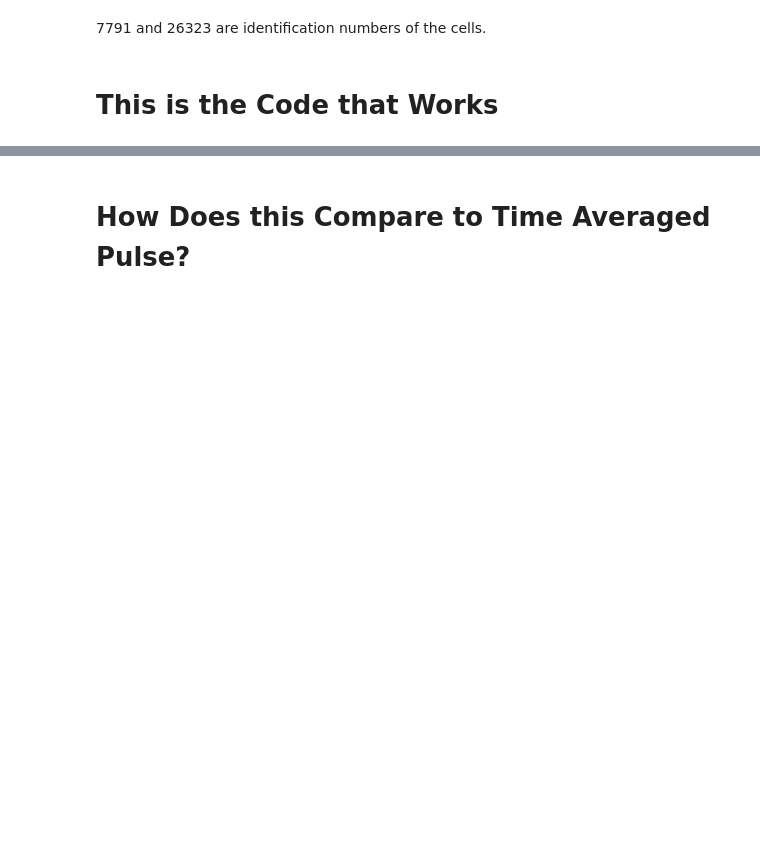
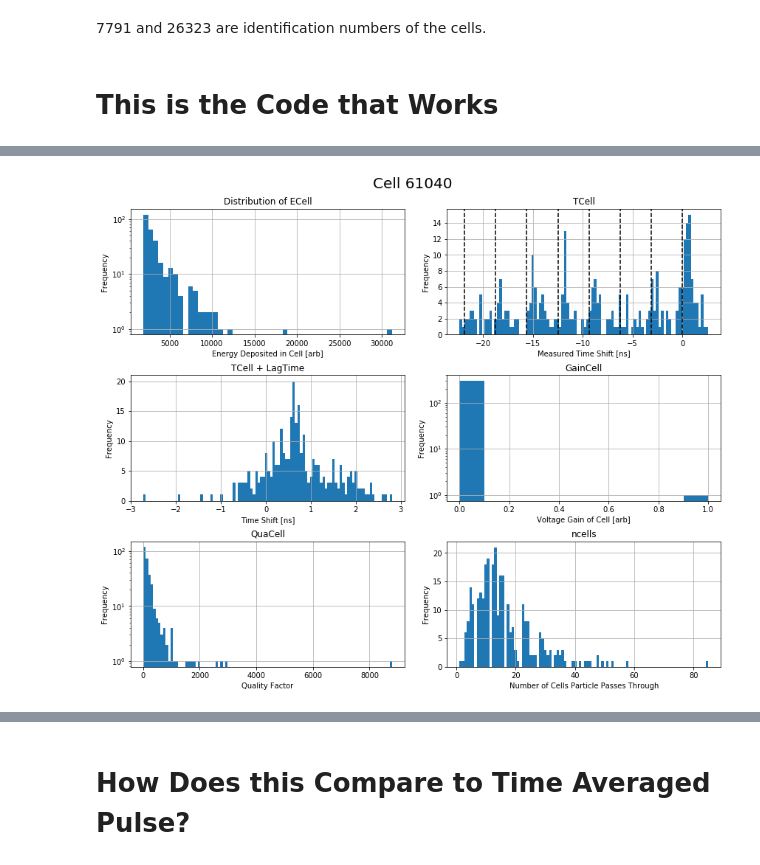
Before and after one commit to lukepolson/Summer_2019, a Jupyter notebook: Search_Specific_Cell_Pulses.ipynb, the cells around one changed output, grey strips where cells are left out. Drawn from its saved outputs; the diff is of its cells as text; code cells hidden in the pictures; blank space fills up the shorter version.

```diff
--- a/Search_Specific_Cell_Pulses.ipynb
+++ b/Search_Specific_Cell_Pulses.ipynb
@@ -23,7 +23,7 @@ COLUMNS = ['RunNumber','LBNumber',  'EventNumber','BCID','LArError','ncells', 'E
 # %% [markdown]
 7791 and 26323 are identification numbers of the cells.
 # %%
-HW_IDs = [61040]
+HW_IDs = [7791, 9670, 61040, 126604, 151685, 200164]
 DFS = [pd.DataFrame(columns=COLUMNS)]*len(HW_IDs)
 DFS_DICT = dict(zip(HW_IDs, DFS))
 # %% [markdown]
@@ -31,6 +72,6 @@ DFS_DICT = dict(zip(HW_IDs, DFS))
 # %%
 first_time = False
-if first_time:
+if first_time: # Write to files
     for READ_PATH in READ_PATHS:
         for (i,filename) in enumerate(os.listdir(READ_PATH)):
             if(i%30==0): print(i)
@@ -40,9 +81,15 @@ if first_time:
                     DFS_DICT[HW_ID] = DFS_DICT[HW_ID].append(opened_df[opened_df['HwidCell']==HW_ID])
             del(opened_df)
 
-else:
+    #Save to File
+    for key in DFS_DICT:
+        DFS_DICT[key]['LagTime'] = DFS_DICT[key].apply(get_lag_time_col, axis=1)
+        DFS_DICT[key].to_pickle(HISTO_PATH+'df_cell_{}.pkl'.format(key))
+
+else: #Open files
     for (i,filename) in enumerate(os.listdir(DF_PATH)):
         if filename.endswith(".pkl"):
             opened_df = pd.read_pickle(DF_PATH+filename)
+            opened_df=opened_df[opened_df['ncells']!=0]
             hwid = int(filename[8:-4])
             DFS_DICT[hwid] = opened_df
@@ -104,0 +100,6 @@ plt.show()
+# %%
+df = DFS_DICT[61040]
+df["ncells"] = pd.to_numeric(df["ncells"])
+df["GainCell"] = pd.to_numeric(df["GainCell"])
+df["QuaCell"] = pd.to_numeric(df["QuaCell"])
+df.head()
@@ -104,0 +113,40 @@ plt.show()
+# %%
+fig, ax = plt.subplots(3,2, figsize=(12,10))
+
+df['ECell'].hist(bins=50, ax=ax[0,0])
+ax[0,0].set_xlabel('Energy Deposited in Cell [arb]')
+ax[0,0].set_title('Distribution of ECell')
+
+df['TCell'].hist(bins=100, ax=ax[0,1])
+ax[0,1].set_xlabel('Measured Time Shift [ns]')
+ax[0,1].set_title('TCell')
+[ax[0,1].axvline(-3.125*i, color='k', ls='--') for i in range(8)]
+
+(df['TCell']+df['LagTime']).hist(bins=100, ax=ax[1,0])
+ax[1,0].set_xlabel('Time Shift [ns]')
+ax[1,0].set_title('TCell + LagTime')
+
+df['GainCell'].hist(ax=ax[1,1])
+ax[1,1].set_xlabel('Voltage Gain of Cell [arb]')
+ax[1,1].set_title('GainCell')
+
+df['QuaCell'].hist(bins=100, ax=ax[2,0])
+ax[2,0].set_xlabel('Quality Factor')
+ax[2,0].set_title('QuaCell')
+
+df['ncells'].hist(bins=100, ax=ax[2,1])
+ax[2,1].set_xlabel('Number of Cells Particle Passes Through')
+ax[2,1].set_title('ncells')
+
+ax[0][0].set_yscale('log', nonposy='clip')
+ax[1][1].set_yscale('log', nonposy='clip')
+ax[2][0].set_yscale('log', nonposy='clip')
+
+[a.set_ylabel('Frequency') for a in ax.ravel()]
+fig.suptitle('Cell {}'.format(df.iloc[0]['HwidCell']), fontsize=20)
+fig.tight_layout()
+fig.subplots_adjust(top=0.92)
+
+plt.show()
+# %% [output]
+[figure, added]
```
Also changed, not shown: parts of 14 cells of this notebook, 15 other files.
